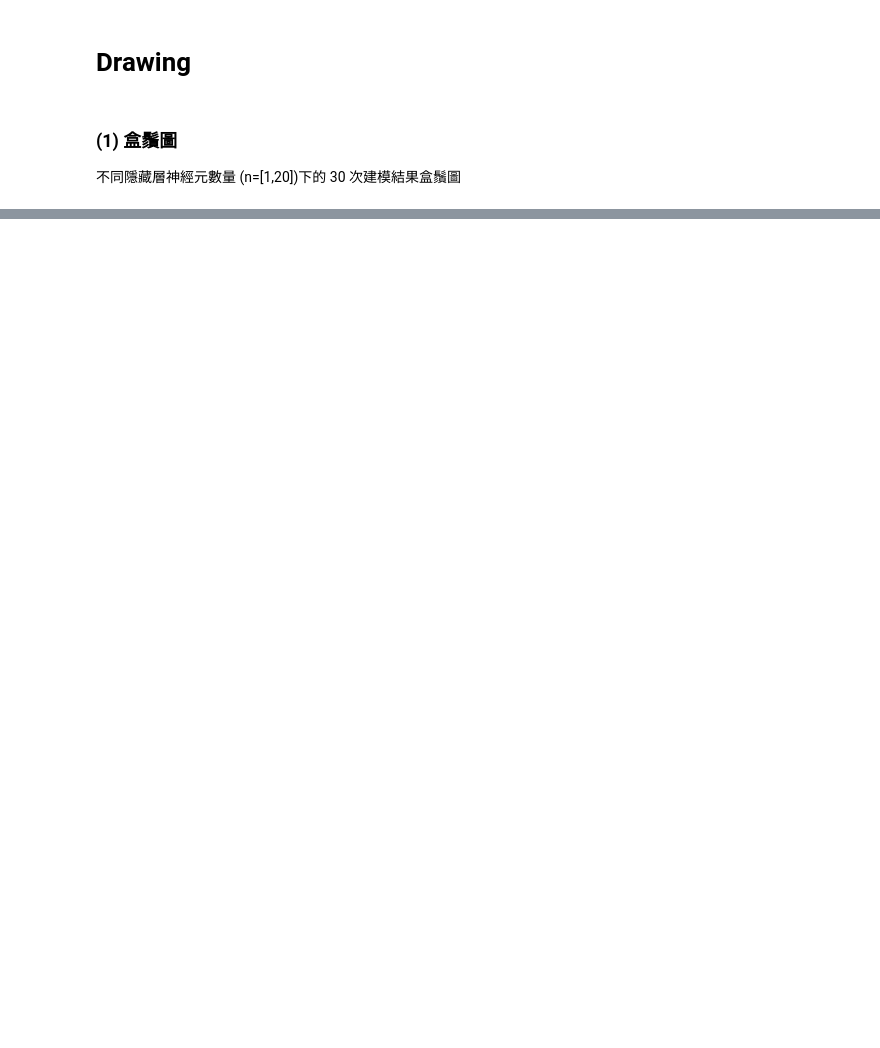
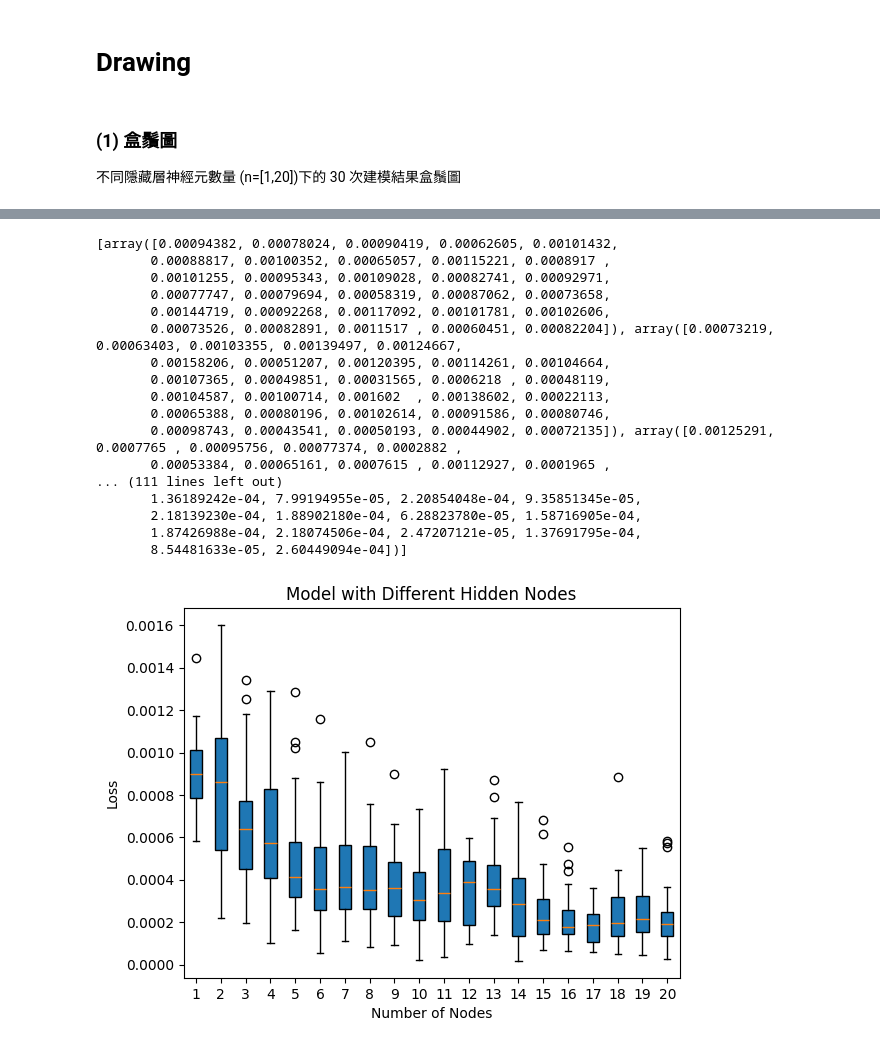
Before and after one commit to SinSuan/data_science, a Jupyter notebook: part2_draw.ipynb, the cells around one changed output, grey strips where cells are left out. Cells and saved outputs as stored; diff of their text form; code cells hidden in the pictures; blank space fills up the shorter version.

```diff
--- a/part2_draw.ipynb
+++ b/part2_draw.ipynb
@@ -90,0 +31,22 @@ plt.show()
+# %%
+ttl_loss_out = display_boxplot(name_test, type_loss=1)
+# ttl_loss_out
+# %% [output]
+[array([0.00094382, 0.00078024, 0.00090419, 0.00062605, 0.00101432,
+       0.00088817, 0.00100352, 0.00065057, 0.00115221, 0.0008917 ,
+       0.00101255, 0.00095343, 0.00109028, 0.00082741, 0.00092971,
+       0.00077747, 0.00079694, 0.00058319, 0.00087062, 0.00073658,
+       0.00144719, 0.00092268, 0.00117092, 0.00101781, 0.00102606,
+       0.00073526, 0.00082891, 0.0011517 , 0.00060451, 0.00082204]), array([0.00073219, 0.00063403, 0.00103355, 0.00139497, 0.00124667,
+       0.00158206, 0.00051207, 0.00120395, 0.00114261, 0.00104664,
+       0.00107365, 0.00049851, 0.00031565, 0.0006218 , 0.00048119,
+       0.00104587, 0.00100714, 0.001602  , 0.00138602, 0.00022113,
+       0.00065388, 0.00080196, 0.00102614, 0.00091586, 0.00080746,
+       0.00098743, 0.00043541, 0.00050193, 0.00044902, 0.00072135]), array([0.00125291, 0.0007765 , 0.00095756, 0.00077374, 0.0002882 ,
+       0.00053384, 0.00065161, 0.0007615 , 0.00112927, 0.0001965 ,
+... (111 lines left out)
+       1.36189242e-04, 7.99194955e-05, 2.20854048e-04, 9.35851345e-05,
+       2.18139230e-04, 1.88902180e-04, 6.28823780e-05, 1.58716905e-04,
+       1.87426988e-04, 2.18074506e-04, 2.47207121e-05, 1.37691795e-04,
+       8.54481633e-05, 2.60449094e-04])]
+[figure, added]
```
Also changed, not shown: parts of 16 cells of this notebook, 4 other files.
